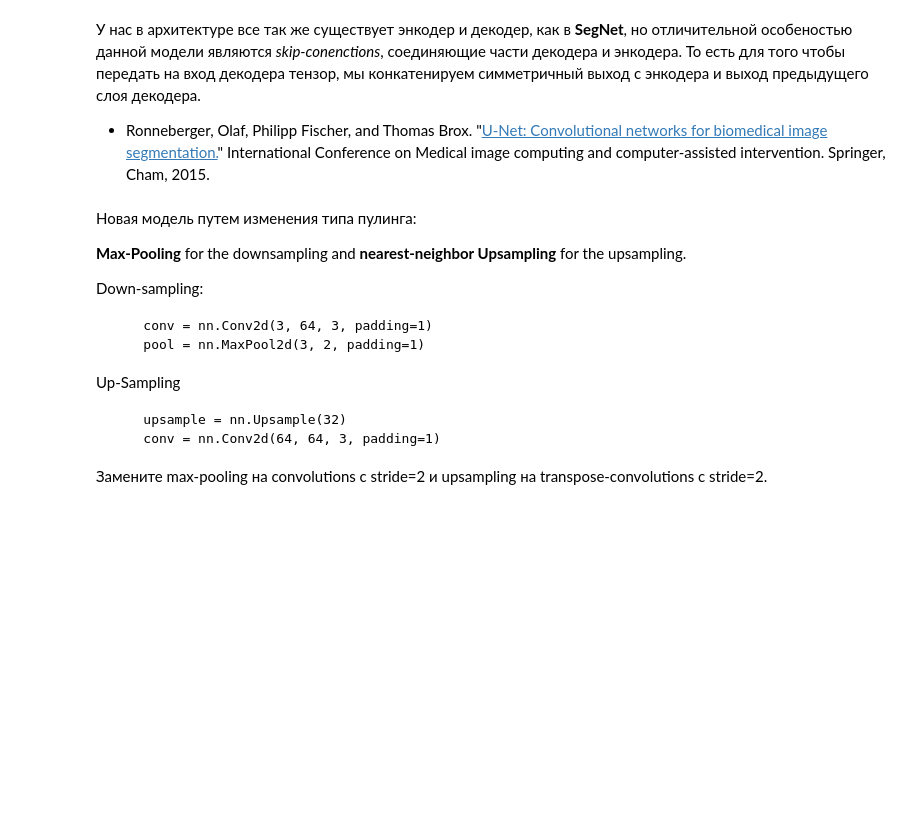
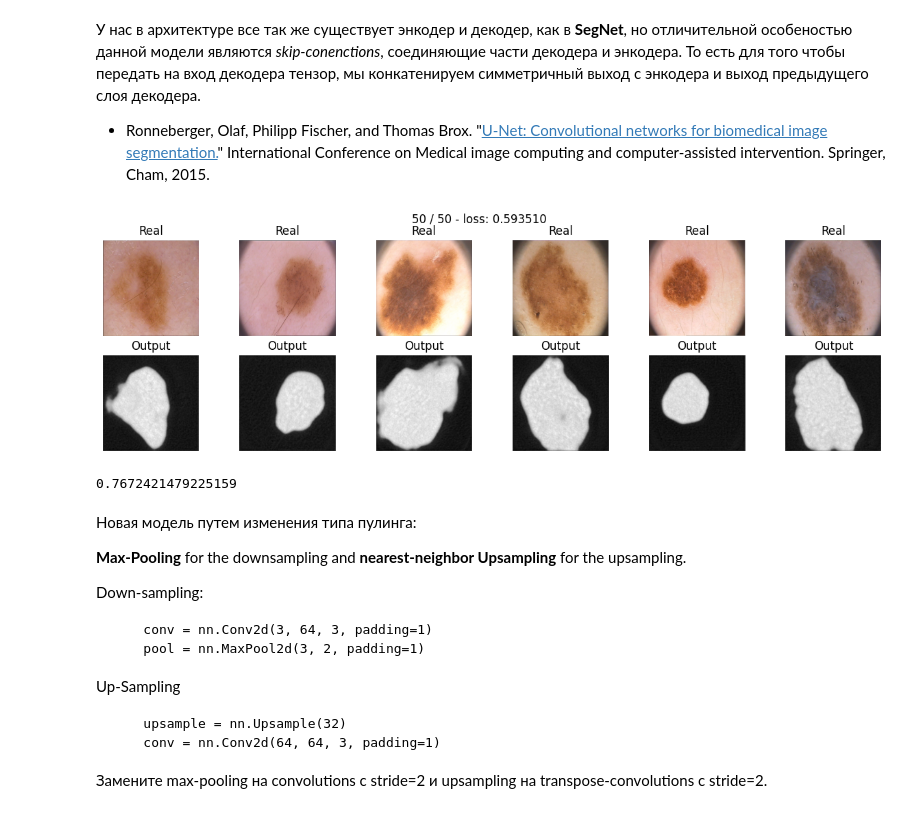
Before and after one commit to KiykoHanna/Stepik-DeepLearning, a Jupyter notebook: [hw]semantic_segmentation.ipynb, the cells around one changed output. Cells and saved outputs as stored; diff of their text form; code cells hidden in the pictures; blank space fills up the shorter version.

```diff
--- a/[hw]semantic_segmentation.ipynb
+++ b/[hw]semantic_segmentation.ipynb
@@ -641,4 +741,2 @@ class UNet(nn.Module):
 # %%
 unet_model = UNet().to(device)
-# %%
-train(unet_model, optim.Adam(unet_model.parameters()), bce_loss, 20, data_tr, data_val)
@@ -647,3 +743,14 @@ score_model(unet_model, iou_pytorch, data_val)
+# %%
+max_epochs = 50
+optim = torch.optim.Adam(unet_model.parameters(), lr=1e-4)
+scheduler = torch.optim.lr_scheduler.StepLR(optim, step_size=1, gamma=0.9)
+loss_t, loss_v, score, best_iou = train(model_focal, optim, bce_loss, max_epochs, data_tr, data_val, scheduler,  score_model )
+# %% [output]
+[figure, added]
+# %%
+best_iou
+# %% [output]
+0.7672421479225159
 # %% [markdown]
 Новая модель путем изменения типа пулинга:
 
```
Also changed, not shown: parts of 21 cells of this notebook.
